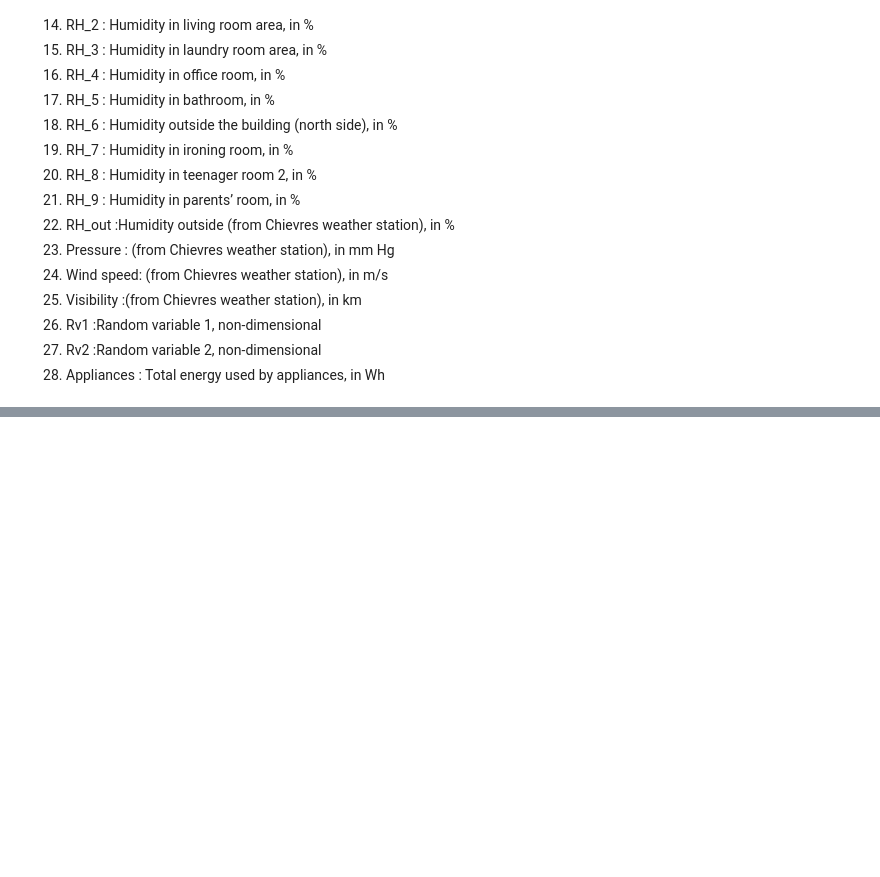
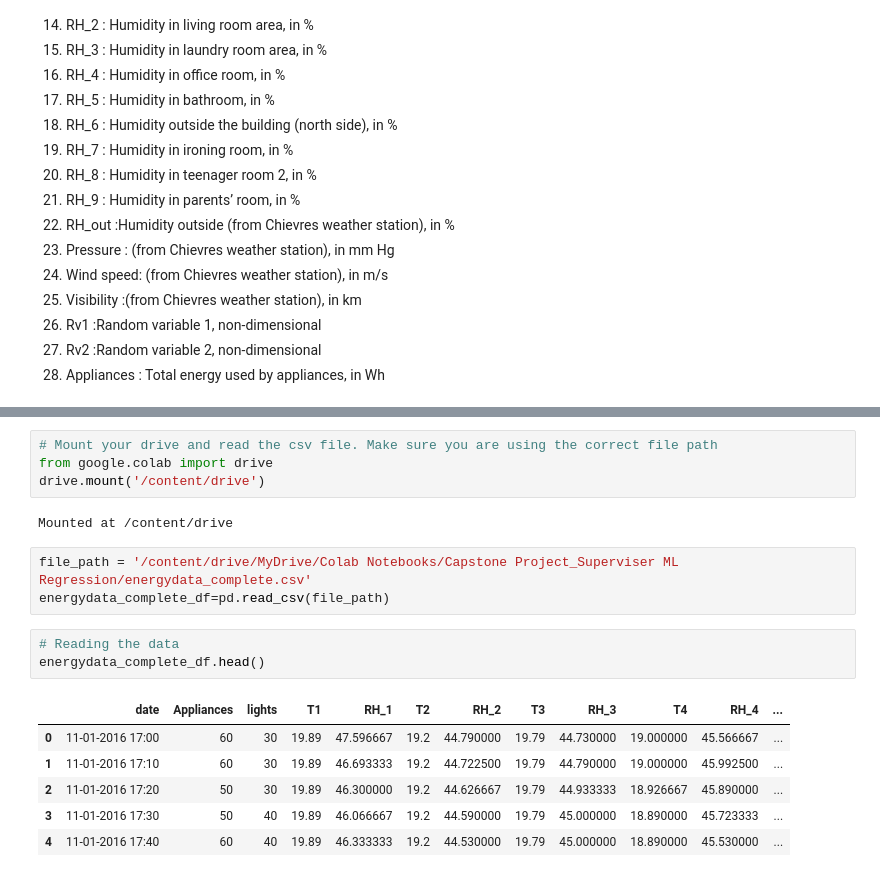
Before and after one commit to nileshrathod17/Appliances-Energy-Predication-Capstone-Project, a Jupyter notebook: Appliances_Energy_Predication_Capstone_Project.ipynb, the cells around one changed output, grey strips where cells are left out. Cells and saved outputs as stored; diff of their text form; blank space fills up the shorter version.

```diff
--- a/Appliances_Energy_Predication_Capstone_Project.ipynb
+++ b/Appliances_Energy_Predication_Capstone_Project.ipynb
@@ -51,0 +61,19 @@ There are 29 features to describe appliances energy use :
+# %%
+# Mount your drive and read the csv file. Make sure you are using the correct file path
+from google.colab import drive
+drive.mount('/content/drive')
+# %% [output]
+Mounted at /content/drive
+# %%
+file_path = '/content/drive/MyDrive/Colab Notebooks/Capstone Project_Superviser ML Regression/energydata_complete.csv'
+energydata_complete_df=pd.read_csv(file_path)
+# %%
+# Reading the data
+energydata_complete_df.head()
+# %% [output]
+|  | date | Appliances | lights | T1 | RH_1 | T2 | RH_2 | T3 | RH_3 | T4 | RH_4 | ... |
+| 0 | 11-01-2016 17:00 | 60 | 30 | 19.89 | 47.596667 | 19.2 | 44.790000 | 19.79 | 44.730000 | 19.000000 | 45.566667 | ... |
+| 1 | 11-01-2016 17:10 | 60 | 30 | 19.89 | 46.693333 | 19.2 | 44.722500 | 19.79 | 44.790000 | 19.000000 | 45.992500 | ... |
+| 2 | 11-01-2016 17:20 | 50 | 30 | 19.89 | 46.300000 | 19.2 | 44.626667 | 19.79 | 44.933333 | 18.926667 | 45.890000 | ... |
+| 3 | 11-01-2016 17:30 | 50 | 40 | 19.89 | 46.066667 | 19.2 | 44.590000 | 19.79 | 45.000000 | 18.890000 | 45.723333 | ... |
+| 4 | 11-01-2016 17:40 | 60 | 40 | 19.89 | 46.333333 | 19.2 | 44.530000 | 19.79 | 45.000000 | 18.890000 | 45.530000 | ... |
```
Also changed, not shown: parts of 5 cells of this notebook.
